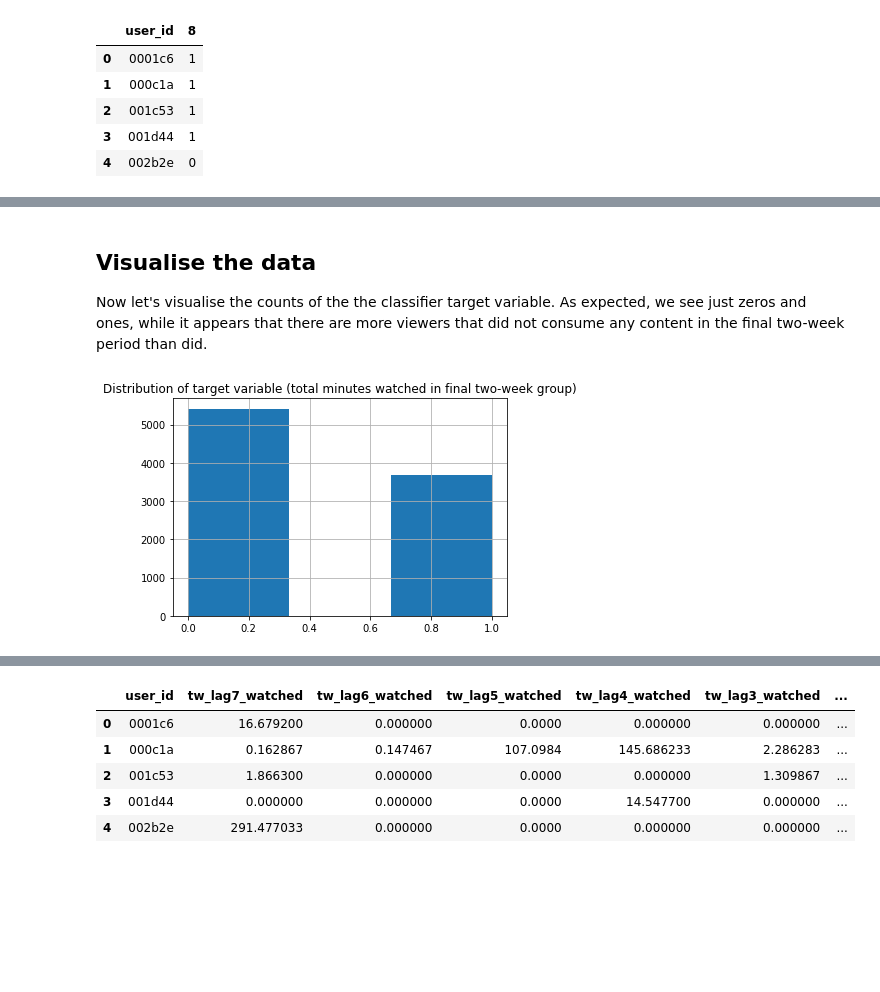
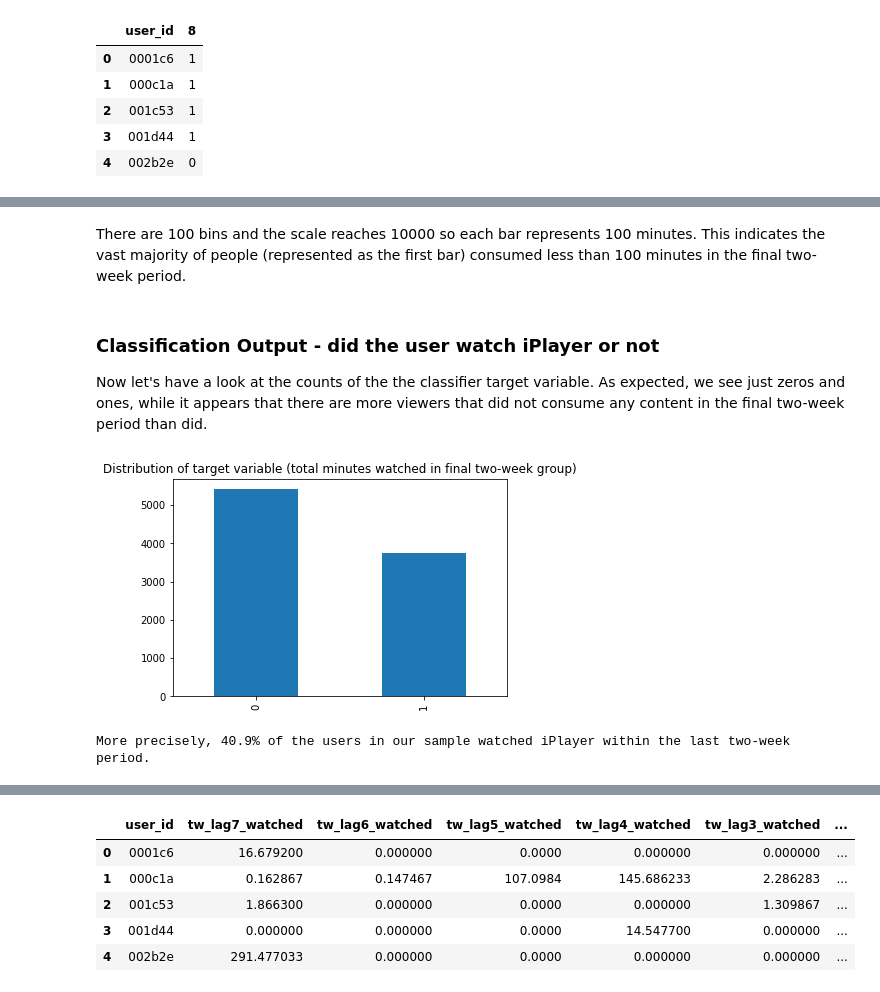
Before and after one commit to bbc/datalab-ml-training, a Jupyter notebook: iPlayerForecast_course2.ipynb, the cells around one changed output, grey strips where cells are left out. Cells and saved outputs as stored; diff of their text form; code cells hidden in the pictures; blank space fills up the shorter version.

```diff
--- a/iPlayerForecast_course2.ipynb
+++ b/iPlayerForecast_course2.ipynb
@@ -150,11 +190,21 @@ target_class.head()
+# %% [markdown]
+There are 100 bins and the scale reaches 10000 so each bar represents 100 minutes. This indicates the vast majority of people (represented as the first bar) consumed less than 100 minutes in the final two-week period.
 # %% [markdown]
-## Visualise the data
+### Classification Output - did the user watch iPlayer or not
 
-Now let's visualise the counts of the the classifier target variable. As expected, we see just zeros and ones, while it appears that there are more viewers that did not consume any content in the final two-week period than did.
+Now let's have a look at the counts of the the classifier target variable. As expected, we see just zeros and ones, while it appears that there are more viewers that did not consume any content in the final two-week period than did.
 # %%
-pd.DataFrame(target_class)[0].hist(bins=3)
+# Distribution of the dummy variable did the user watch or not
+target_class[8].value_counts().sort_index().plot(kind='bar')
 plt.title('Distribution of target variable (total minutes watched in final two-week group)')
 plt.show()
 # %% [output]
-[figure, old version]
+[figure, new version]
+# %%
+# Ratio
+print("More precisely, "+
+      str(round(sum(target_class[8])/len(target_class)*100,2))+
+      "% of the users in our sample watched iPlayer within the last two-week period.")
+# %% [output]
+More precisely, 40.9% of the users in our sample watched iPlayer within the last two-week period.
 # %% [markdown]
```
Also changed, not shown: parts of 42 cells of this notebook, 1 other file.
